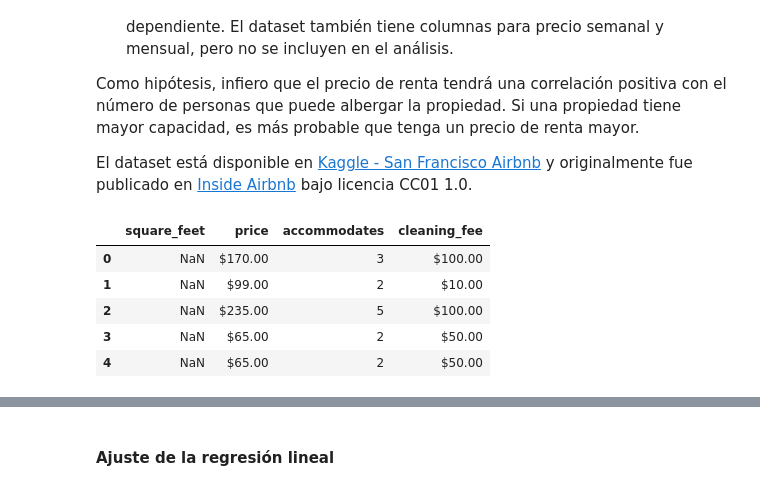
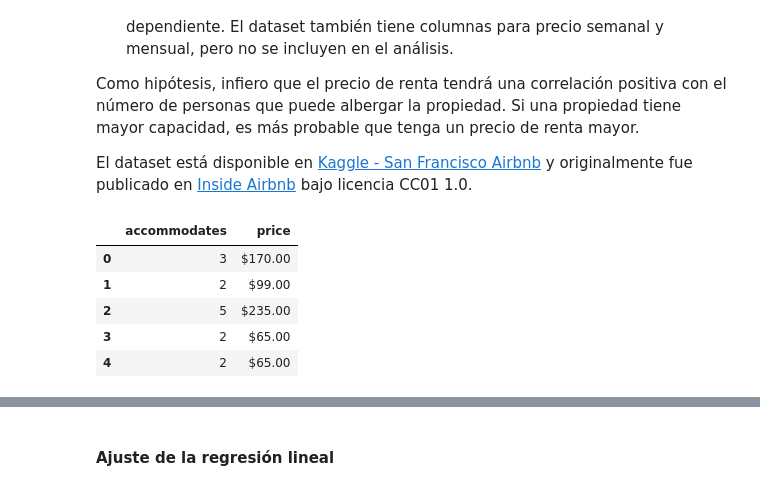
Before and after one commit to Frozen-Burrito/sim-matematica, a Jupyter notebook: actividades/2_5/regresion_lineal_scipy_sklearn_almno-1.ipynb, the cells around one changed output, grey strips where cells are left out. Cells and saved outputs as stored; diff of their text form; code cells hidden in the pictures.

```diff
--- a/actividades/2_5/regresion_lineal_scipy_sklearn_almno-1.ipynb
+++ b/actividades/2_5/regresion_lineal_scipy_sklearn_almno-1.ipynb
@@ -385,14 +385,12 @@ Como hipótesis, infiero que el precio de renta tendrá una correlación positiv
 
 El dataset está disponible en [Kaggle - San Francisco Airbnb](https://www.kaggle.com/datasets/jeploretizo/san-francisco-airbnb-listings) y originalmente fue publicado en [Inside Airbnb](https://insideairbnb.com/get-the-data/) bajo licencia CC01 1.0.
 # %%
-sf_airbnb_df = pd.read_csv("datos/listings.csv")
-
-sf_airbnb_prices = pd.DataFrame(sf_airbnb_df, columns=["square_feet", "price", "accommodates", "cleaning_fee"])
+sf_airbnb_prices = pd.read_csv("datos/listings.csv", usecols=["accommodates", "price"])
 sf_airbnb_prices.head()
 # %% [output]
-|  | square_feet | price | accommodates | cleaning_fee |
-| 0 | NaN | $170.00 | 3 | $100.00 |
-| 1 | NaN | $99.00 | 2 | $10.00 |
-| 2 | NaN | $235.00 | 5 | $100.00 |
-| 3 | NaN | $65.00 | 2 | $50.00 |
-| 4 | NaN | $65.00 | 2 | $50.00 |
+|  | accommodates | price |
+| 0 | 3 | $170.00 |
+| 1 | 2 | $99.00 |
+| 2 | 5 | $235.00 |
+| 3 | 2 | $65.00 |
+| 4 | 2 | $65.00 |
```
Also changed, not shown: parts of 21 cells of this notebook, 7 other files.
